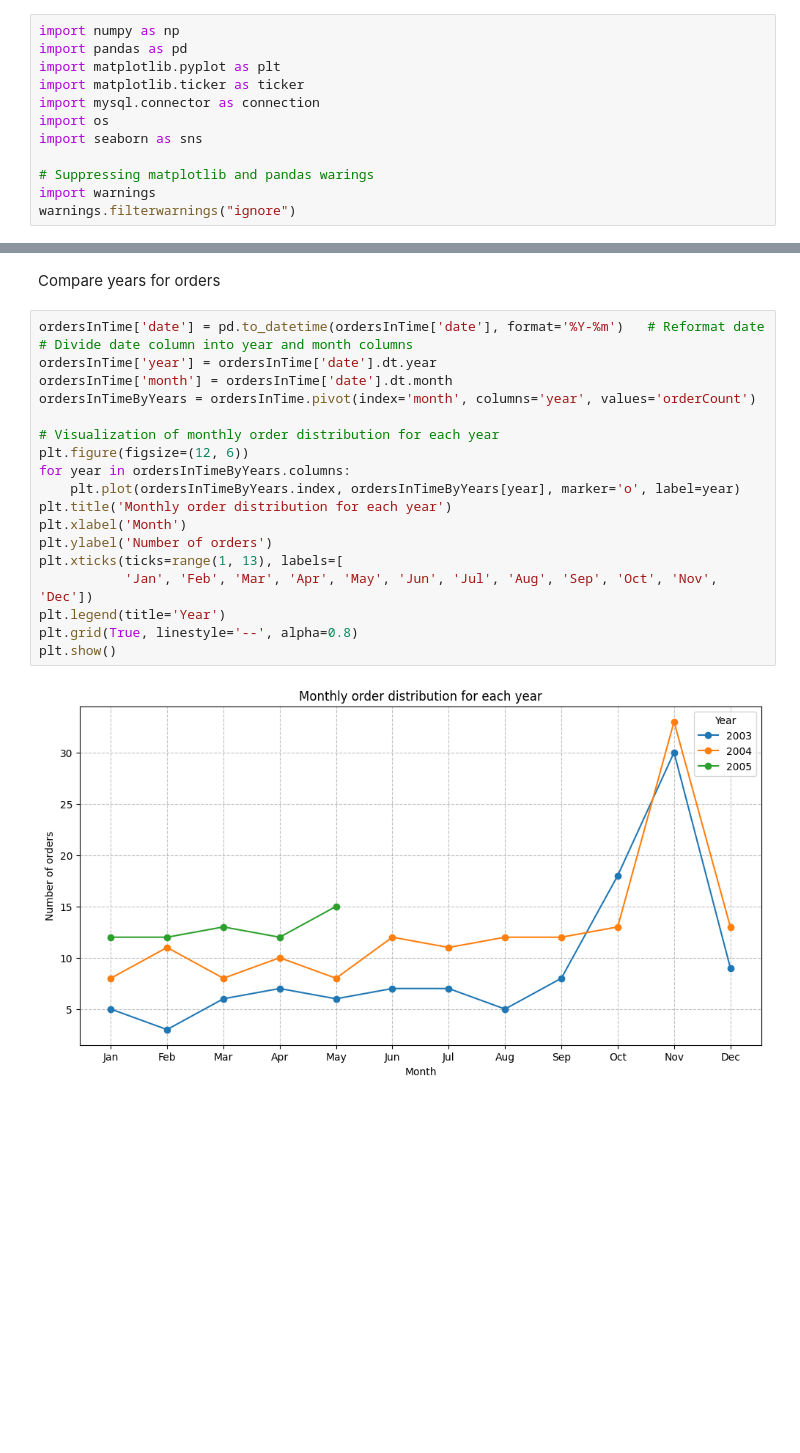
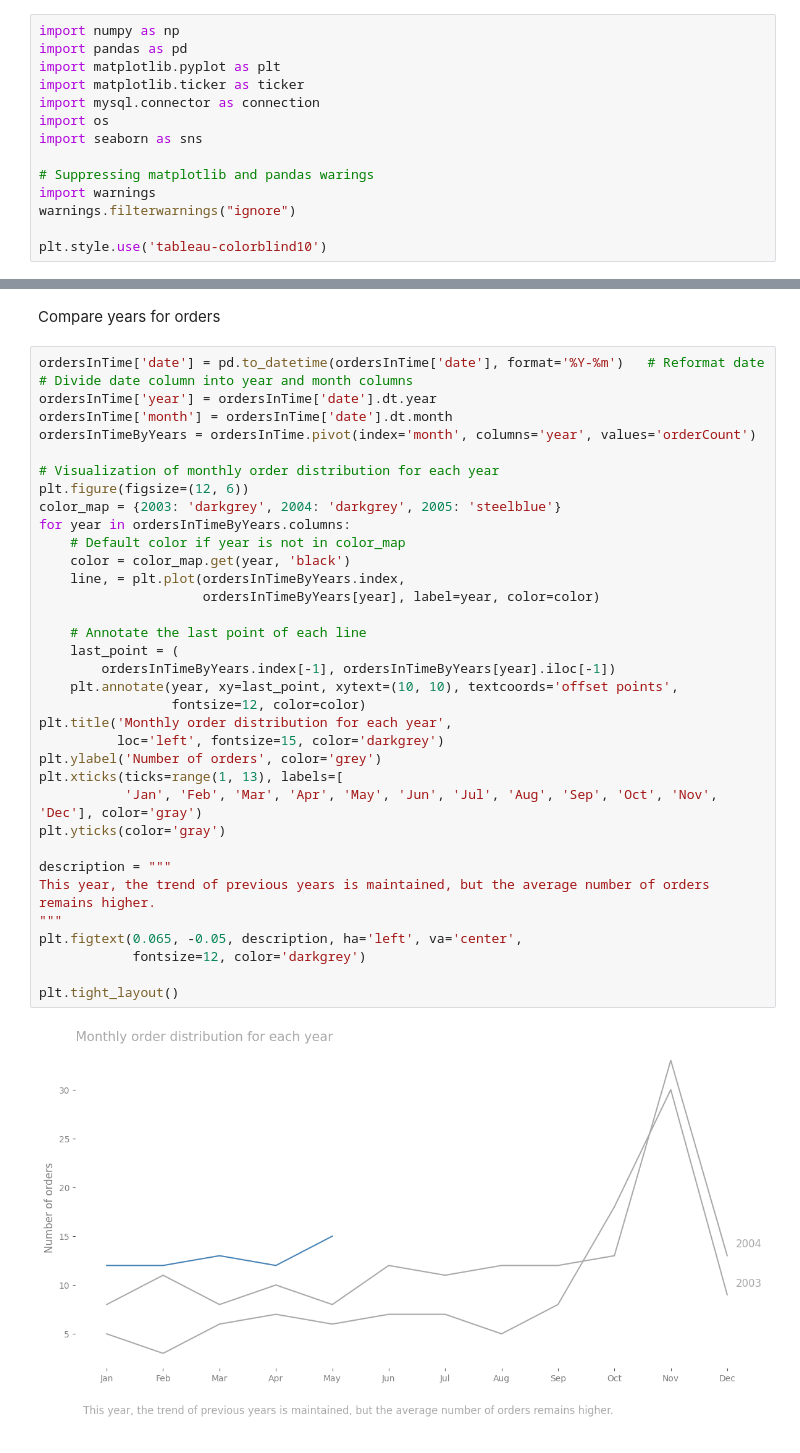
Before and after one commit to OgrodowskiJedrzej/Sales-Analysis, a Jupyter notebook: main.ipynb, the cells around one changed output, grey strips where cells are left out. Drawn from its saved outputs; the diff is of its cells as text; blank space fills up the shorter version.

```diff
--- a/main.ipynb
+++ b/main.ipynb
@@ -10,6 +10,8 @@ import seaborn as sns
 # Suppressing matplotlib and pandas warings
 import warnings
 warnings.filterwarnings("ignore")
+
+plt.style.use('tableau-colorblind10')
 # %% [markdown]
 Connecting to database
 # %%
@@ -229,21 +261,37 @@ Compare years for orders
 # %%
 ordersInTime['date'] = pd.to_datetime(ordersInTime['date'], format='%Y-%m')   # Reformat date
 # Divide date column into year and month columns
 ordersInTime['year'] = ordersInTime['date'].dt.year
 ordersInTime['month'] = ordersInTime['date'].dt.month
 ordersInTimeByYears = ordersInTime.pivot(index='month', columns='year', values='orderCount')
 
 # Visualization of monthly order distribution for each year
 plt.figure(figsize=(12, 6))
+color_map = {2003: 'darkgrey', 2004: 'darkgrey', 2005: 'steelblue'}
 for year in ordersInTimeByYears.columns:
-    plt.plot(ordersInTimeByYears.index, ordersInTimeByYears[year], marker='o', label=year)
-plt.title('Monthly order distribution for each year')
-plt.xlabel('Month')
-plt.ylabel('Number of orders')
+    # Default color if year is not in color_map
+    color = color_map.get(year, 'black')
+    line, = plt.plot(ordersInTimeByYears.index,
+                     ordersInTimeByYears[year], label=year, color=color)
+
+    # Annotate the last point of each line
+    last_point = (
+        ordersInTimeByYears.index[-1], ordersInTimeByYears[year].iloc[-1])
+    plt.annotate(year, xy=last_point, xytext=(10, 10), textcoords='offset points',
+                 fontsize=12, color=color)
+plt.title('Monthly order distribution for each year',
+          loc='left', fontsize=15, color='darkgrey')
+plt.ylabel('Number of orders', color='grey')
 plt.xticks(ticks=range(1, 13), labels=[
-           'Jan', 'Feb', 'Mar', 'Apr', 'May', 'Jun', 'Jul', 'Aug', 'Sep', 'Oct', 'Nov', 'Dec'])
-plt.legend(title='Year')
-plt.grid(True, linestyle='--', alpha=0.8)
-plt.show()
+           'Jan', 'Feb', 'Mar', 'Apr', 'May', 'Jun', 'Jul', 'Aug', 'Sep', 'Oct', 'Nov', 'Dec'], color='gray')
+plt.yticks(color='gray')
+
+description = """
+This year, the trend of previous years is maintained, but the average number of orders remains higher.
+"""
+plt.figtext(0.065, -0.05, description, ha='left', va='center',
+            fontsize=12, color='darkgrey')
+
+plt.tight_layout()
 # %% [output]
-[figure, old version]
+[figure, new version]
```
Also changed, not shown: parts of 6 cells of this notebook.
